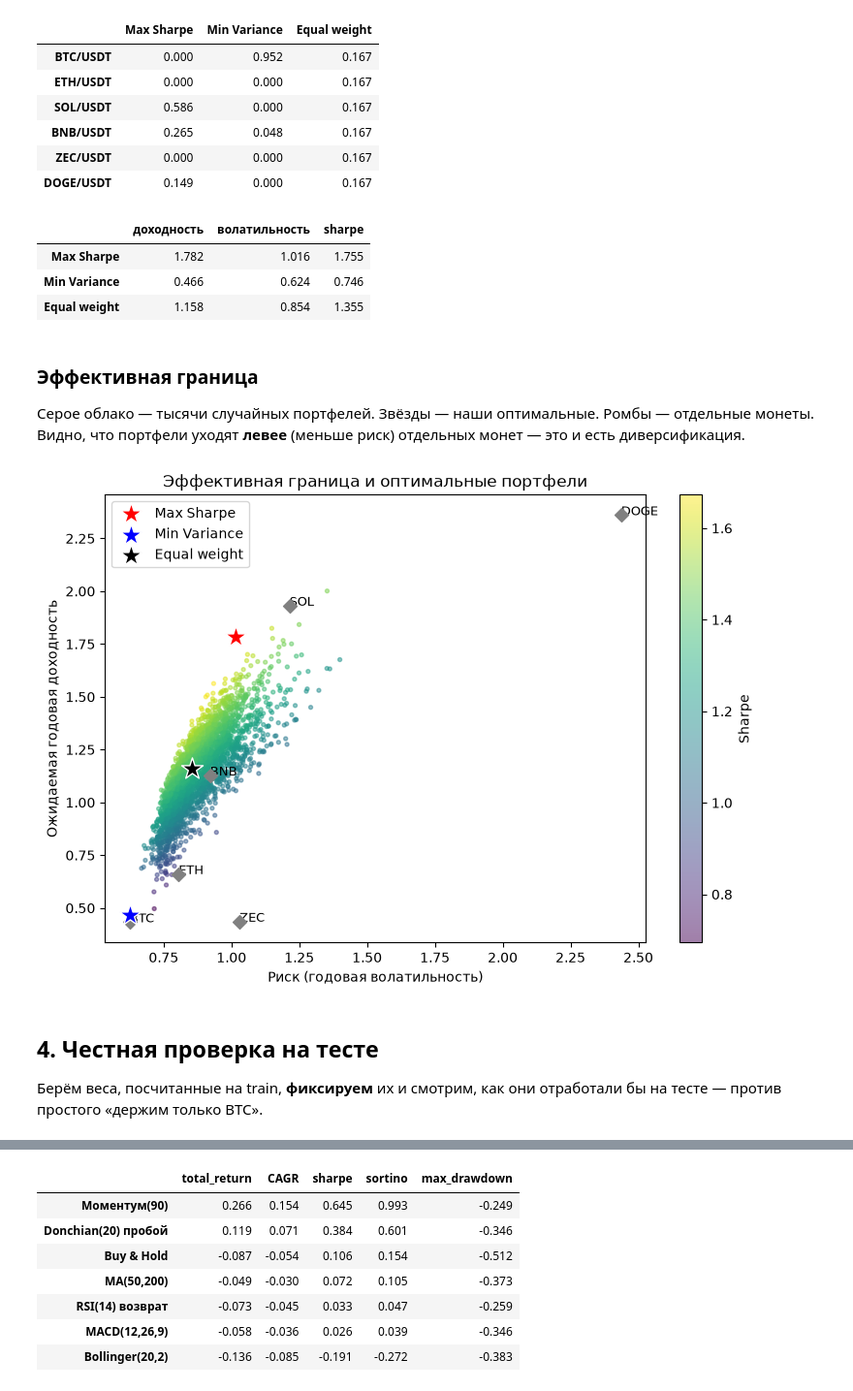
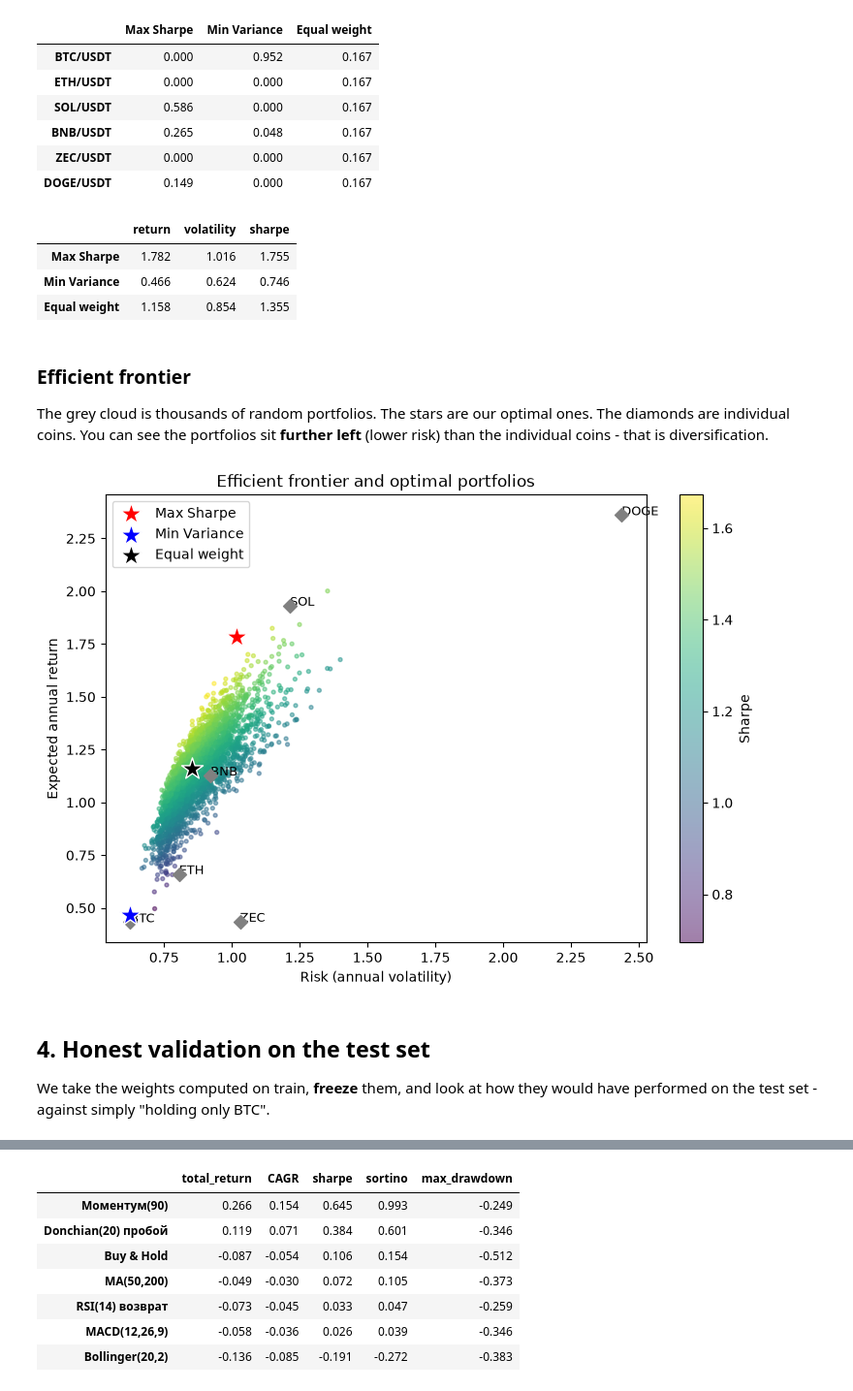
Before and after one commit to justgambleit/AI-crypto-hedge-fund, a Jupyter notebook: notebook.ipynb, the cells around one changed output, grey strips where cells are left out. Shown at 97% size. Saved outputs shown, nothing was run; the diff lists cells and outputs as text; code cells hidden in the pictures.

```diff
--- a/notebook.ipynb
+++ b/notebook.ipynb
@@ -335,44 +335,44 @@ weights.round(3)
 perf = {}
 for name, w in [("Max Sharpe", w_ms), ("Min Variance", w_mv), ("Equal weight", w_eq)]:
     r, v, s = port.portfolio_performance(w, mean, cov)
-    perf[name] = {"доходность": r, "волатильность": v, "sharpe": s}
+    perf[name] = {"return": r, "volatility": v, "sharpe": s}
 pd.DataFrame(perf).T.round(3)
 # %% [output]
-|  | доходность | волатильность | sharpe |
+|  | return | volatility | sharpe |
 | Max Sharpe | 1.782 | 1.016 | 1.755 |
 | Min Variance | 0.466 | 0.624 | 0.746 |
 | Equal weight | 1.158 | 0.854 | 1.355 |
 # %% [markdown]
-### Эффективная граница
-Серое облако — тысячи случайных портфелей. Звёзды — наши оптимальные. Ромбы — отдельные монеты. Видно, что портфели уходят **левее** (меньше риск) отдельных монет — это и есть диверсификация.
+### Efficient frontier
+The grey cloud is thousands of random portfolios. The stars are our optimal ones. The diamonds are individual coins. You can see the portfolios sit **further left** (lower risk) than the individual coins - that is diversification.
 # %%
 import numpy as np
 
 rr, vv, ss = port.random_portfolios(3000, mean, cov)
 
 fig, ax = plt.subplots(figsize=(9, 6))
 sc = ax.scatter(vv, rr, c=ss, cmap="viridis", s=8, alpha=0.5)
 plt.colorbar(sc, label="Sharpe")
 
 for label, w, color in [("Max Sharpe", w_ms, "red"), ("Min Variance", w_mv, "blue"), ("Equal weight", w_eq, "black")]:
     r, v, s = port.portfolio_performance(w, mean, cov)
     ax.scatter(v, r, c=color, marker="*", s=280, edgecolors="white", label=label, zorder=5)
 
 for coin in mean.index:
     v = float(np.sqrt(cov.loc[coin, coin]))
     ax.scatter(v, mean[coin], marker="D", s=50, color="grey", zorder=4)
     ax.annotate(coin.split("/")[0], (v, mean[coin]), fontsize=9)
 
-ax.set_xlabel("Риск (годовая волатильность)")
-ax.set_ylabel("Ожидаемая годовая доходность")
-ax.set_title("Эффективная граница и оптимальные портфели")
+ax.set_xlabel("Risk (annual volatility)")
+ax.set_ylabel("Expected annual return")
+ax.set_title("Efficient frontier and optimal portfolios")
 ax.legend()
 plt.show()
 # %% [output]
-[figure, old version]
+[figure, new version]
 # %% [markdown]
-## 4. Честная проверка на тесте
-Берём веса, посчитанные на train, **фиксируем** их и смотрим, как они отработали бы на тесте — против простого «держим только BTC».
+## 4. Honest validation on the test set
+We take the weights computed on train, **freeze** them, and look at how they would have performed on the test set - against simply "holding only BTC".
 # %%
 results = {}
 for name, w in [("Max Sharpe", w_ms), ("Min Variance", w_mv), ("Equal weight", w_eq)]:
```
Also changed, not shown: parts of 64 cells of this notebook.
